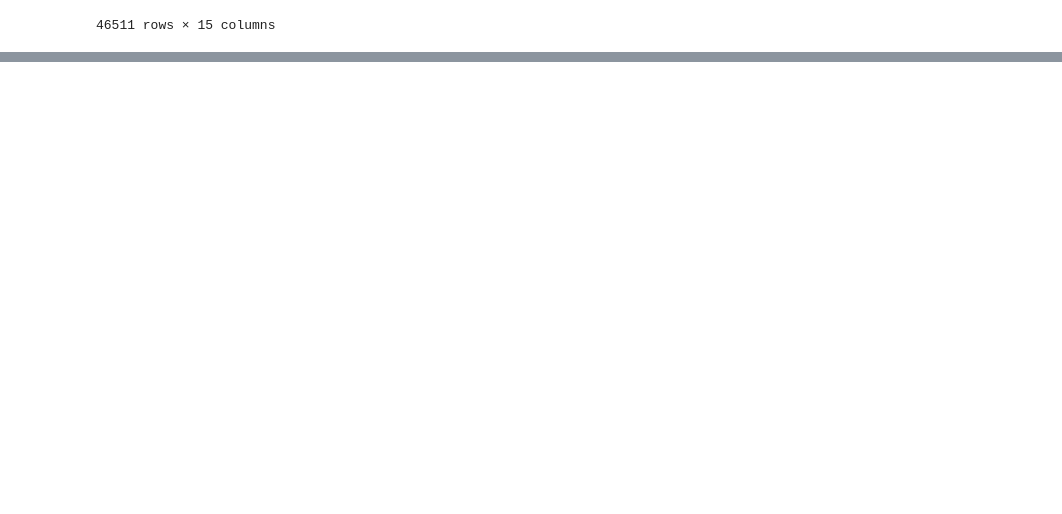
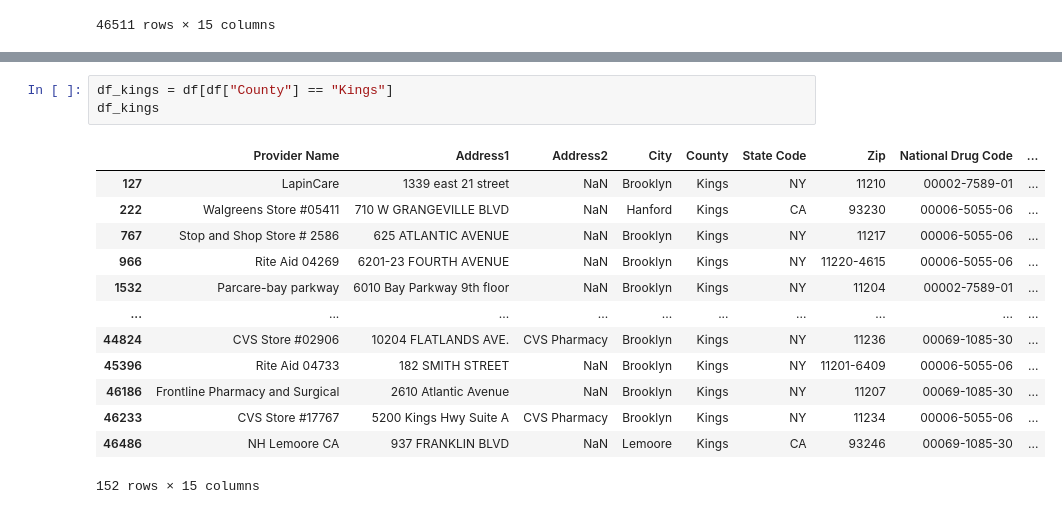
Before and after one commit to candacepedraza61/antivirals, a Jupyter notebook: antiviral-notebook.ipynb, the cells around one changed output, grey strips where cells are left out. Saved outputs shown, nothing was run; the diff lists cells and outputs as text; blank space fills up the shorter version.

```diff
--- a/antiviral-notebook.ipynb
+++ b/antiviral-notebook.ipynb
@@ -53,0 +107,17 @@ df
+# %%
+df_kings = df[df["County"] == "Kings"]
+df_kings
+# %% [output]
+|  | Provider Name | Address1 | Address2 | City | County | State Code | Zip | National Drug Code | ... |
+| 127 | LapinCare | 1339 east 21 street | NaN | Brooklyn | Kings | NY | 11210 | 00002-7589-01 | ... |
+| 222 | Walgreens Store #05411 | 710 W GRANGEVILLE BLVD | NaN | Hanford | Kings | CA | 93230 | 00006-5055-06 | ... |
+| 767 | Stop and Shop Store # 2586 | 625 ATLANTIC AVENUE | NaN | Brooklyn | Kings | NY | 11217 | 00006-5055-06 | ... |
+| 966 | Rite Aid 04269 | 6201-23 FOURTH AVENUE | NaN | Brooklyn | Kings | NY | 11220-4615 | 00006-5055-06 | ... |
+| 1532 | Parcare-bay parkway | 6010 Bay Parkway 9th floor | NaN | Brooklyn | Kings | NY | 11204 | 00002-7589-01 | ... |
+| ... | ... | ... | ... | ... | ... | ... | ... | ... | ... |
+| 44824 | CVS Store #02906 | 10204 FLATLANDS AVE. | CVS Pharmacy | Brooklyn | Kings | NY | 11236 | 00069-1085-30 | ... |
+| 45396 | Rite Aid 04733 | 182 SMITH STREET | NaN | Brooklyn | Kings | NY | 11201-6409 | 00006-5055-06 | ... |
+| 46186 | Frontline Pharmacy and Surgical | 2610 Atlantic Avenue | NaN | Brooklyn | Kings | NY | 11207 | 00069-1085-30 | ... |
+| 46233 | CVS Store #17767 | 5200 Kings Hwy Suite A | CVS Pharmacy | Brooklyn | Kings | NY | 11234 | 00006-5055-06 | ... |
+| 46486 | NH Lemoore CA | 937 FRANKLIN BLVD | NaN | Lemoore | Kings | CA | 93246 | 00069-1085-30 | ... |
+152 rows × 15 columns
```
Also changed, not shown: parts of 8 cells of this notebook.
